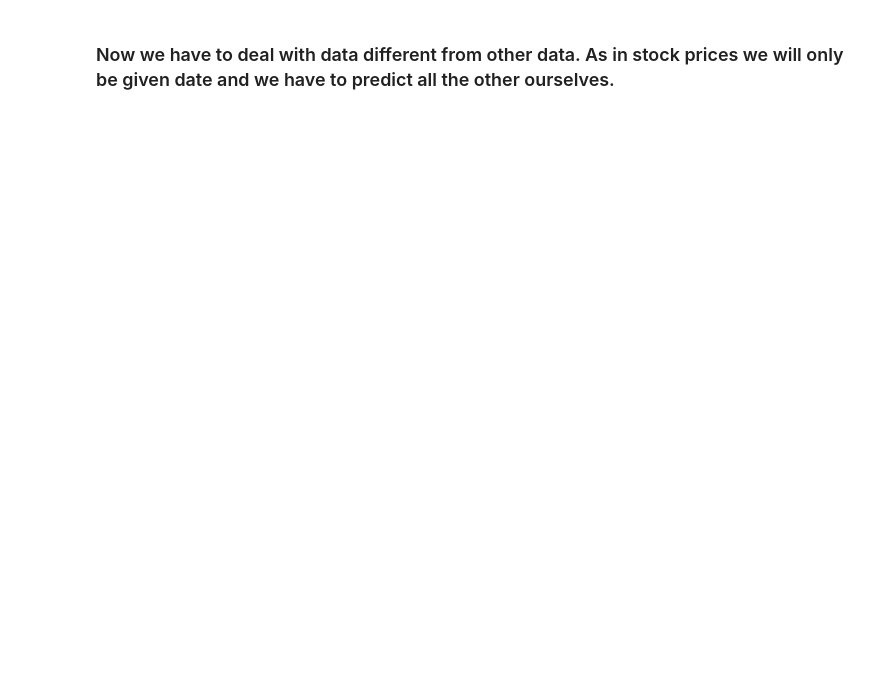
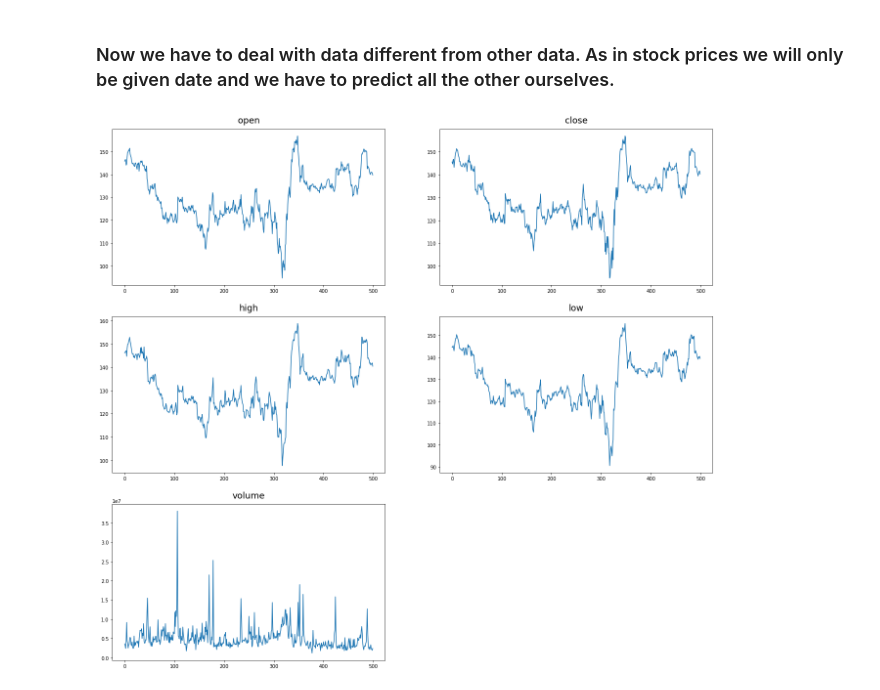
Before and after one commit to sajadshafi/IBM-stock-prediction, a Jupyter notebook: Stock_prediction.ipynb, the cells around one changed output. Saved outputs shown, nothing was run; the diff lists cells and outputs as text; code cells hidden in the pictures; blank space fills up the shorter version.

```diff
--- a/Stock_prediction.ipynb
+++ b/Stock_prediction.ipynb
@@ -33,4 +109,2 @@ stocks_df[stocks_df["date"] == "2020-07-01"]
 # %%
-df = stocks_df.iloc[:248, ]
+df = stocks_df.iloc[:500, ]
-# %%
-df = df.rename(columns={'1. open': "open", '2. high':"high", '3. low': "low", '4. close': "close", '5. volume': "volume"})
@@ -37,2 +129,33 @@ df = df.rename(columns={'1. open': "open", '2. high':"high", '3. low': "low", '4
 # %% [markdown]
 ### Now we have to deal with data different from other data. As in stock prices we will only be given date and we have to predict all the other ourselves.
+# %%
+# plt.figure(figsize = (15, 5))
+# plt.plot(df["open"])
+
+fig, axs = plt.subplots(3, 2)
+
+# axs[0][0].plot(df["open"])
+# axs[0][1].plot(df["close"])
+# axs[1][0].plot(df["high"])
+# axs[1][1].plot(df["low"])
+# axs[2][0].plot(df["volume"])
+# plt.delaxes(ax = axs[2][1])
+
+labels = [["open", "close"],
+          ["high", "low"],
+          ["volume"]]
+
+for m in range(3):
+
+    for n in range(2):
+
+        if m == 2 and n == 1:
+            plt.delaxes(ax = axs[m][n])
+
+        else:
+            axs[m][n].plot(df[label[m][n]])
+            axs[m][n].set_title(labels[m][n], size = 18, y = 1.02)
+
+plt.gcf().set_size_inches(22, 20)
+# %% [output]
+[figure, added]
```
Also changed, not shown: parts of 19 cells of this notebook.
